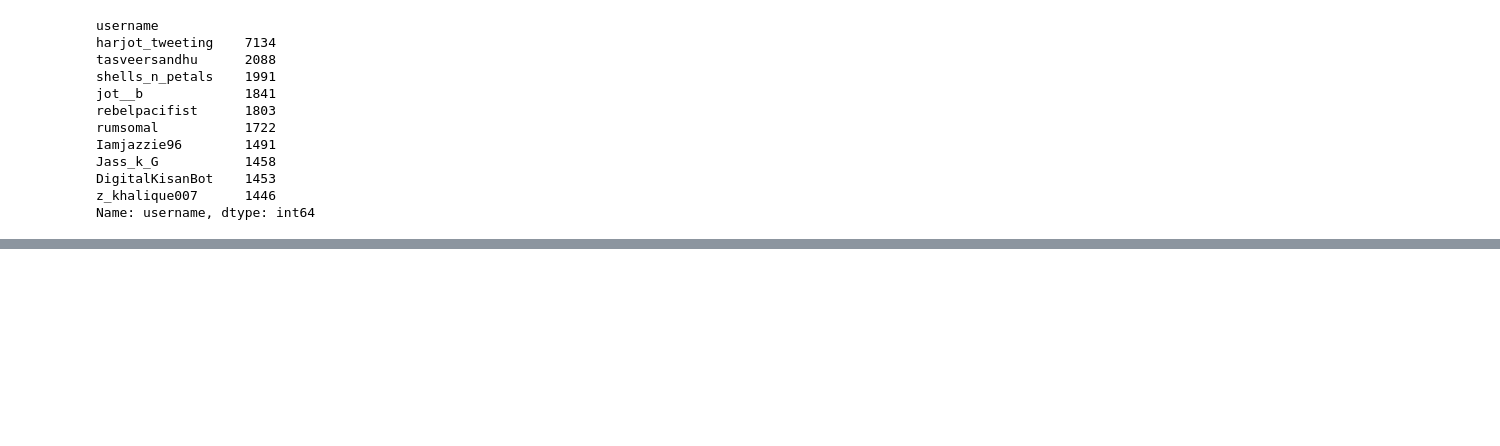
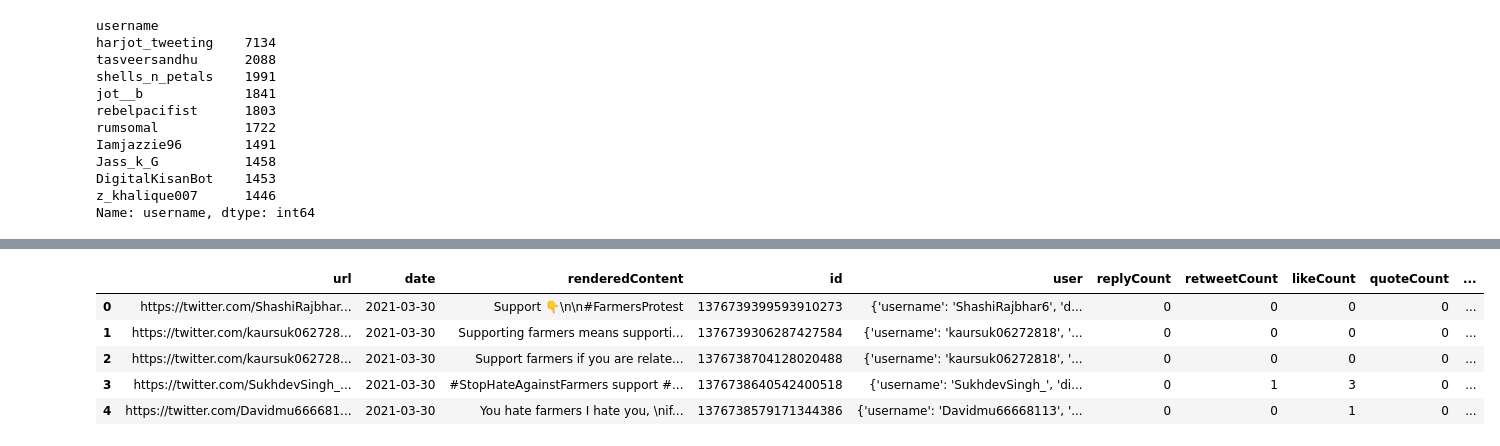
Before and after one commit to Huasito-Appel/DiagnosticoCapstone, a Jupyter notebook: diagnostico.ipynb, the cells around one changed output, grey strips where cells are left out. Cells and saved outputs as stored; diff of their text form; code cells hidden in the pictures; blank space fills up the shorter version.

```diff
--- a/diagnostico.ipynb
+++ b/diagnostico.ipynb
@@ -102,0 +113,11 @@ NameError: name 'all_hashtags' is not defined
+# %%
+# realized that needed a simple date to search, we will add that
+tweets['date'] = tweets['date'].apply(lambda x: x.date())
+tweets.head()
+# %% [output]
+|  | url | date | renderedContent | id | user | replyCount | retweetCount | likeCount | quoteCount | ... |
+| 0 | https://twitter.com/ShashiRajbhar... | 2021-03-30 | Support 👇\n\n#FarmersProtest | 1376739399593910273 | {'username': 'ShashiRajbhar6', 'd... | 0 | 0 | 0 | 0 | ... |
+| 1 | https://twitter.com/kaursuk062728... | 2021-03-30 | Supporting farmers means supporti... | 1376739306287427584 | {'username': 'kaursuk06272818', '... | 0 | 0 | 0 | 0 | ... |
+| 2 | https://twitter.com/kaursuk062728... | 2021-03-30 | Support farmers if you are relate... | 1376738704128020488 | {'username': 'kaursuk06272818', '... | 0 | 0 | 0 | 0 | ... |
+| 3 | https://twitter.com/SukhdevSingh_... | 2021-03-30 | #StopHateAgainstFarmers support #... | 1376738640542400518 | {'username': 'SukhdevSingh_', 'di... | 0 | 1 | 3 | 0 | ... |
+| 4 | https://twitter.com/Davidmu666681... | 2021-03-30 | You hate farmers I hate you, \nif... | 1376738579171344386 | {'username': 'Davidmu66668113', '... | 0 | 0 | 1 | 0 | ... |
```
Also changed, not shown: parts of 3 cells of this notebook.
